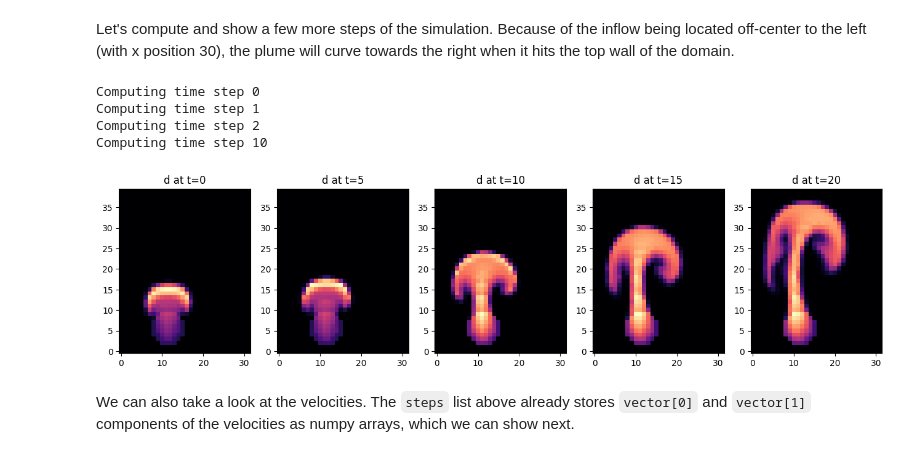
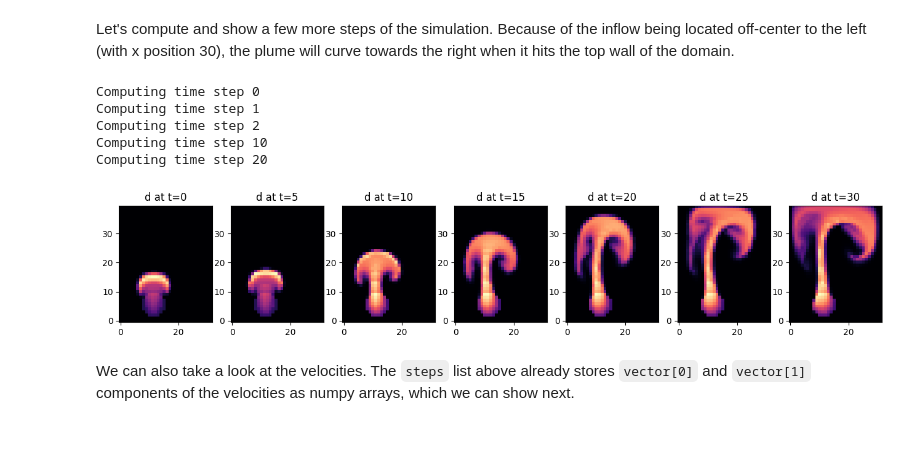
Before and after one commit to CodingRadish/PBDL-book, a Jupyter notebook: overview-ns-forw.ipynb, the cells around one changed output. Drawn from its saved outputs; the diff is of its cells as text; code cells hidden in the pictures.

```diff
--- a/overview-ns-forw.ipynb
+++ b/overview-ns-forw.ipynb
@@ -191,23 +191,24 @@ pylab.imshow(smoke.values.numpy('y,x'), origin='lower', cmap='magma')
 Let's compute and show a few more steps of the simulation. Because of the inflow being located off-center to the left (with x position 30), the plume will curve towards the right when it hits the top wall of the domain.
 # %%
 steps = [[smoke.values, velocity.vector['x'], velocity.vector['y']]]
-for time_step in range(20):
+for time_step in range(30):
   if time_step<3 or time_step%10==0:
     print('Computing time step %d' % time_step)
   velocity, smoke, pressure = step(velocity, smoke, pressure, dt=DT)
   if time_step%5==0:
     steps.append([smoke.values, velocity.vector['x'], velocity.vector['y']])
 
 fig, axes = pylab.subplots(1, len(steps), figsize=(16, 5))
 for i in range(len(steps)):
     axes[i].imshow(steps[i][0].numpy('y,x'), origin='lower', cmap='magma')
     axes[i].set_title(f"d at t={i*5}")
 # %% [output]
 Computing time step 0
 Computing time step 1
 Computing time step 2
 Computing time step 10
+Computing time step 20
-[figure, old version]
+[figure, new version]
 # %% [markdown]
 We can also take a look at the velocities. The `steps` list above already stores `vector[0]` and `vector[1]` components of the velocities as numpy arrays, which we can show next.
 # %%
```
Also changed, not shown: parts of 1 cell of this notebook.
